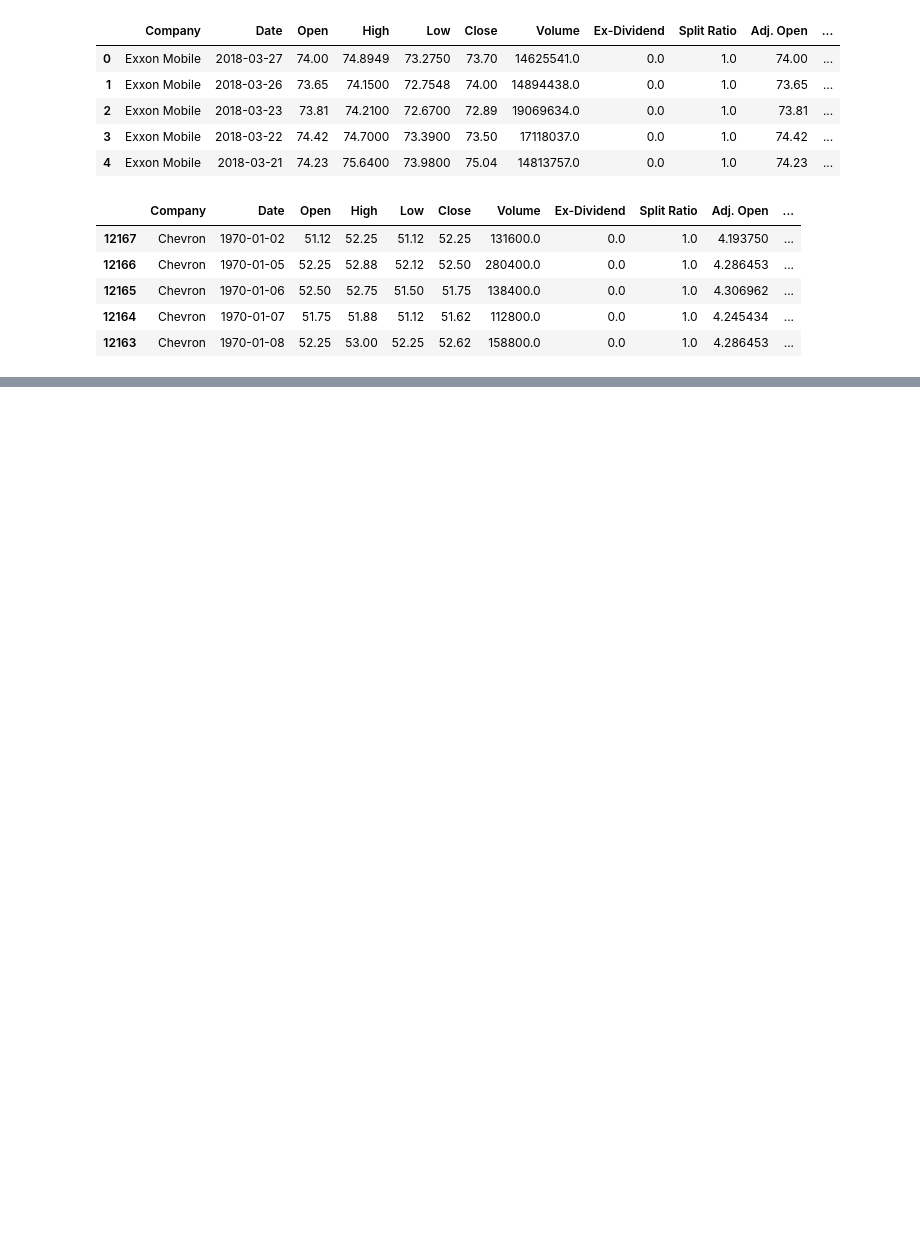
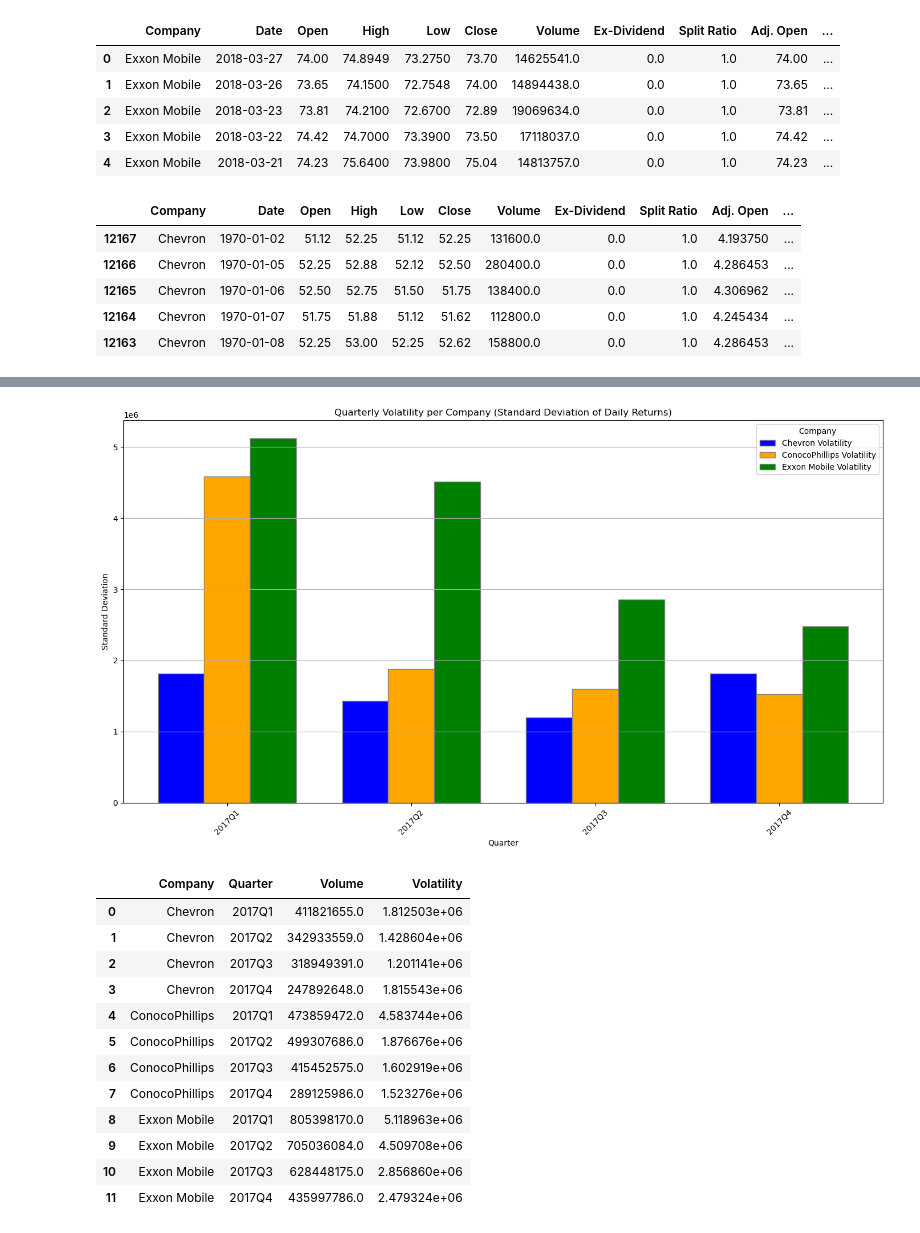
Before and after one commit to KendallBurkett/Project-1, a Jupyter notebook: oil_company_analysis.ipynb, the cells around one changed output, grey strips where cells are left out. Cells and saved outputs as stored; diff of their text form; code cells hidden in the pictures; blank space fills up the shorter version.

```diff
--- a/oil_company_analysis.ipynb
+++ b/oil_company_analysis.ipynb
@@ -179,0 +174,57 @@ See the caveats in the documentation: https://pandas.pydata.org/pandas-docs/stab
+# %%
+quarterly_volatility = filtered_data.groupby(['Company', 'Quarter'], as_index=False).agg({
+    'Volume': ['sum', 'std']
+})
+
+# Flatten the MultiIndex columns
+quarterly_volatility.columns = ['Company', 'Quarter', 'Volume', 'Volatility']
+
+# Convert the Quarter to a string for plotting
+quarterly_volatility['Quarter'] = quarterly_volatility['Quarter'].astype(str)
+
+# Get unique quarters and companies
+unique_quarters = quarterly_volatility['Quarter'].unique()
+unique_companies = quarterly_volatility['Company'].unique()
+
+# Set the width of the bars
+bar_width = 0.25
+
+# Set the position of the bars on the x-axis
+positions = {company: [x + i * bar_width for x in range(len(unique_quarters))] for i, company in enumerate(unique_companies)}
+
+# Plot the quarterly stock volume bar graph
+plt.figure(figsize=(14, 8))
+
+for company in unique_companies:
+    company_data = quarterly_volatility[quarterly_volatility['Company'] == company]
+    plt.bar(positions[company], company_data['Volatility'], width=bar_width, edgecolor='grey', label=f"{company} Volatility", color=colors[company])
+
+   # Add xticks on the middle of the group bars
+plt.xlabel('Quarter')
+plt.xticks([r + bar_width for r in range(len(unique_quarters))], unique_quarters)
+
+plt.title('Quarterly Volatility per Company (Standard Deviation of Daily Returns)')
+plt.ylabel('Standard Deviation')
+plt.legend(title='Company')
+plt.grid(axis='y')
+plt.xticks(rotation=45)
+plt.tight_layout()
+plt.savefig('outputs/quarterly_stock_volatility.png')
+plt.show()
+
+quarterly_volatility
+# %% [output]
+[figure, added]
+|  | Company | Quarter | Volume | Volatility |
+| 0 | Chevron | 2017Q1 | 411821655.0 | 1.812503e+06 |
+| 1 | Chevron | 2017Q2 | 342933559.0 | 1.428604e+06 |
+| 2 | Chevron | 2017Q3 | 318949391.0 | 1.201141e+06 |
+| 3 | Chevron | 2017Q4 | 247892648.0 | 1.815543e+06 |
+| 4 | ConocoPhillips | 2017Q1 | 473859472.0 | 4.583744e+06 |
+| 5 | ConocoPhillips | 2017Q2 | 499307686.0 | 1.876676e+06 |
+| 6 | ConocoPhillips | 2017Q3 | 415452575.0 | 1.602919e+06 |
+| 7 | ConocoPhillips | 2017Q4 | 289125986.0 | 1.523276e+06 |
+| 8 | Exxon Mobile | 2017Q1 | 805398170.0 | 5.118963e+06 |
+| 9 | Exxon Mobile | 2017Q2 | 705036084.0 | 4.509708e+06 |
+| 10 | Exxon Mobile | 2017Q3 | 628448175.0 | 2.856860e+06 |
+| 11 | Exxon Mobile | 2017Q4 | 435997786.0 | 2.479324e+06 |
```
Also changed, not shown: parts of 15 cells of this notebook, 1 other file.
